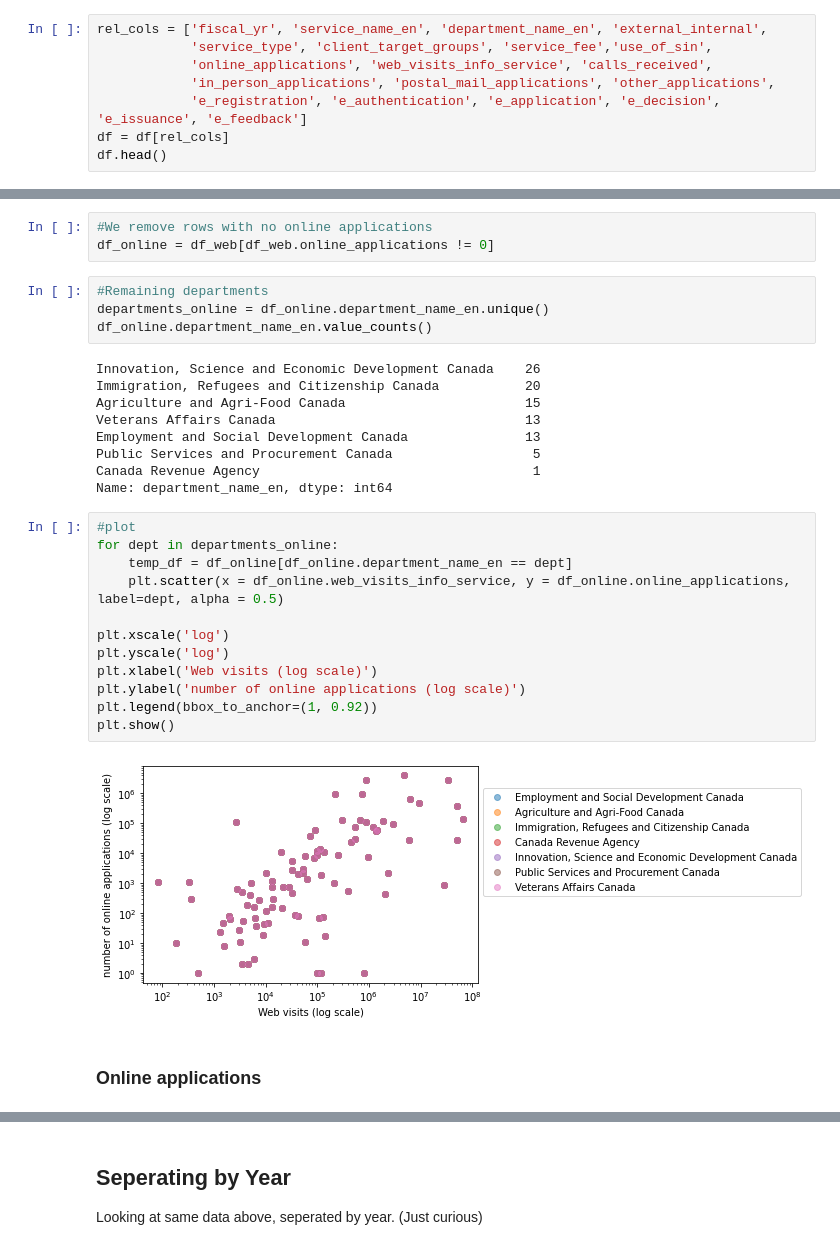
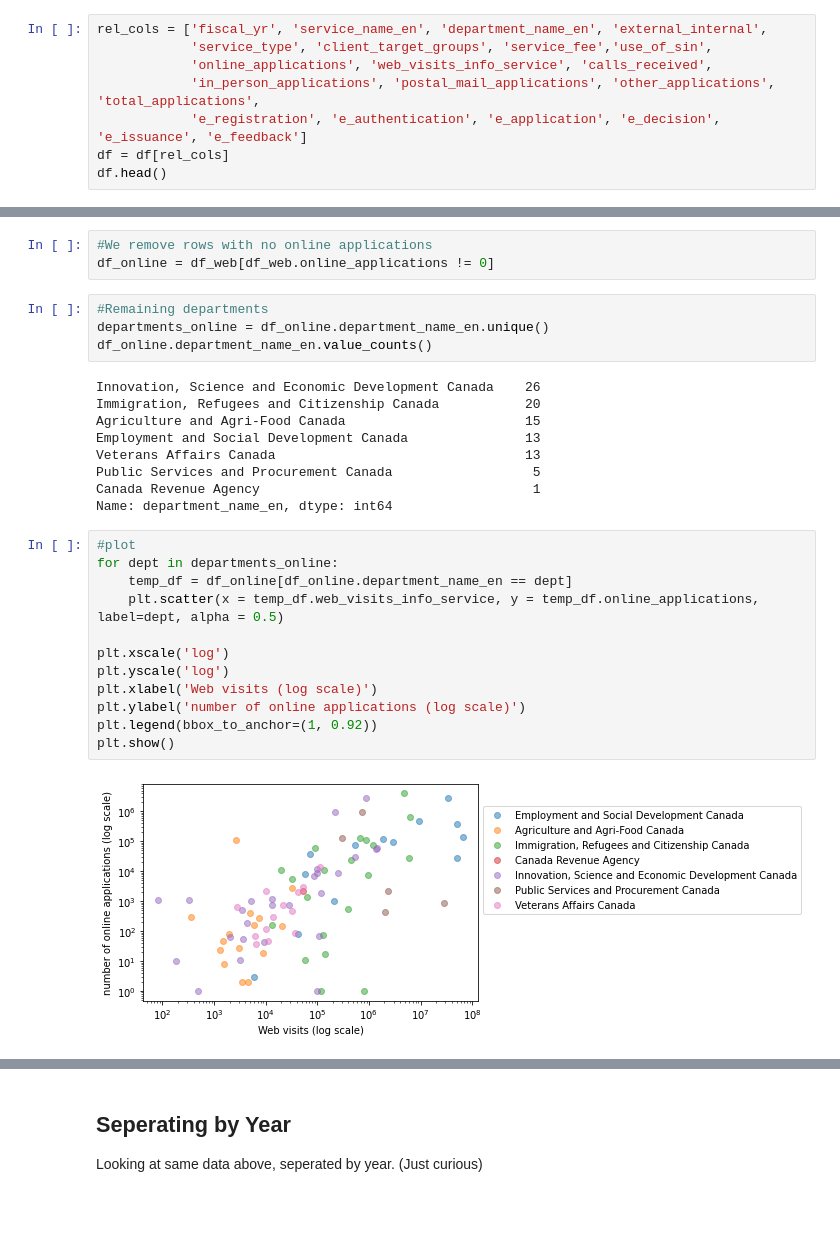
Before and after one commit to d-ta/GC-Service-Inventory-EDA, a Jupyter notebook: GC Service Inventory_DJ.ipynb, the cells around one changed output, grey strips where cells are left out. Saved outputs shown, nothing was run; the diff lists cells and outputs as text; blank space fills up the shorter version.

```diff
--- a/GC Service Inventory_DJ.ipynb
+++ b/GC Service Inventory_DJ.ipynb
@@ -116,7 +110,7 @@ We begin by redefining df to only contain the columns that will be of interest t
 rel_cols = ['fiscal_yr', 'service_name_en', 'department_name_en', 'external_internal',
             'service_type', 'client_target_groups', 'service_fee','use_of_sin',
             'online_applications', 'web_visits_info_service', 'calls_received',
-            'in_person_applications', 'postal_mail_applications', 'other_applications',
+            'in_person_applications', 'postal_mail_applications', 'other_applications', 'total_applications',
             'e_registration', 'e_authentication', 'e_application', 'e_decision', 'e_issuance', 'e_feedback']
 df = df[rel_cols]
 df.head()
@@ -217,24 +212,22 @@ df_online.department_name_en.value_counts()
 Innovation, Science and Economic Development Canada    26
 Immigration, Refugees and Citizenship Canada           20
 Agriculture and Agri-Food Canada                       15
+Employment and Social Development Canada               13
 Veterans Affairs Canada                                13
-Employment and Social Development Canada               13
 Public Services and Procurement Canada                  5
 Canada Revenue Agency                                   1
 Name: department_name_en, dtype: int64
 # %%
 #plot
 for dept in departments_online:
     temp_df = df_online[df_online.department_name_en == dept]
-    plt.scatter(x = df_online.web_visits_info_service, y = df_online.online_applications, label=dept, alpha = 0.5)
+    plt.scatter(x = temp_df.web_visits_info_service, y = temp_df.online_applications, label=dept, alpha = 0.5)
 
 plt.xscale('log')
 plt.yscale('log')
 plt.xlabel('Web visits (log scale)')
 plt.ylabel('number of online applications (log scale)')
 plt.legend(bbox_to_anchor=(1, 0.92))
 plt.show()
 # %% [output]
-[figure, old version]
+[figure, new version]
-# %% [markdown]
-### Online applications
```
Also changed, not shown: parts of 19 cells of this notebook.
